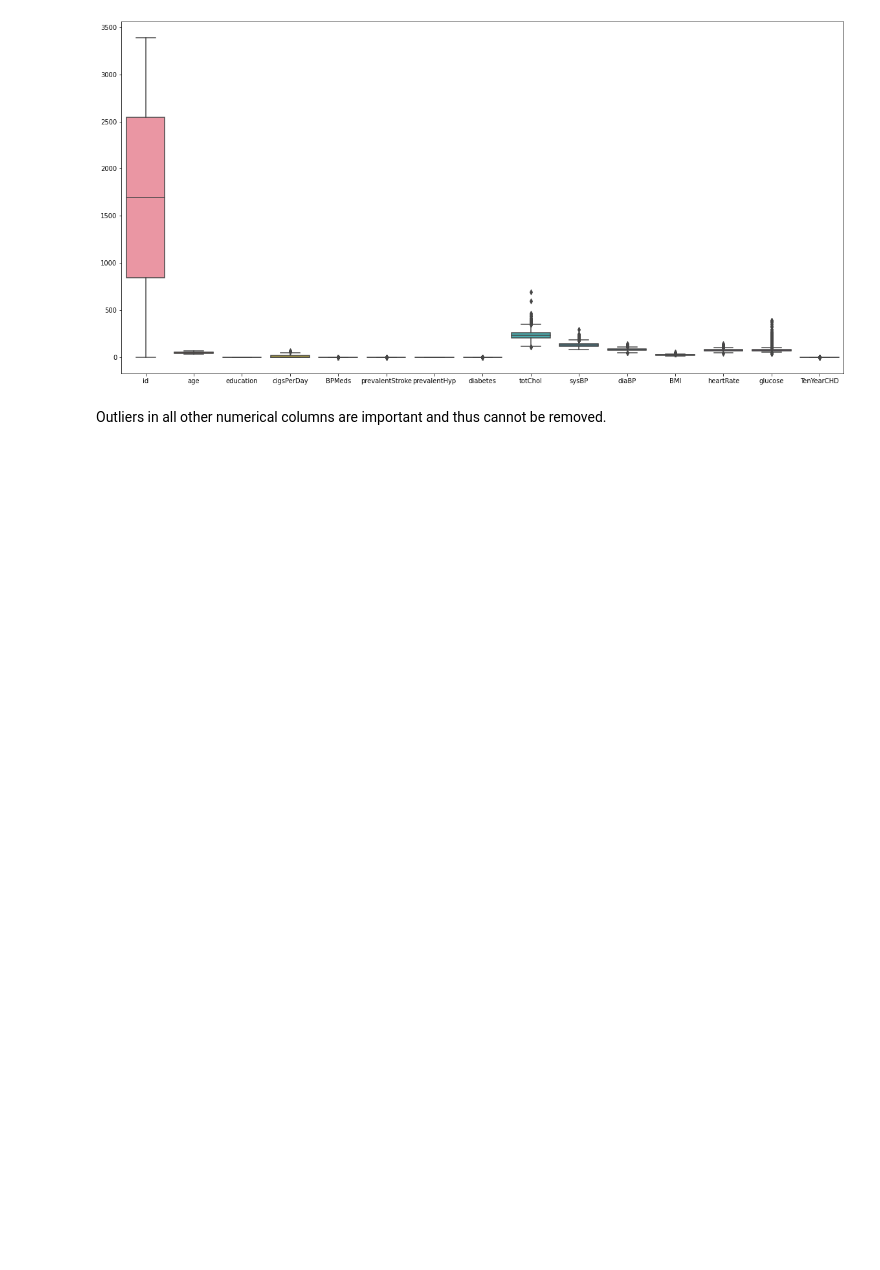
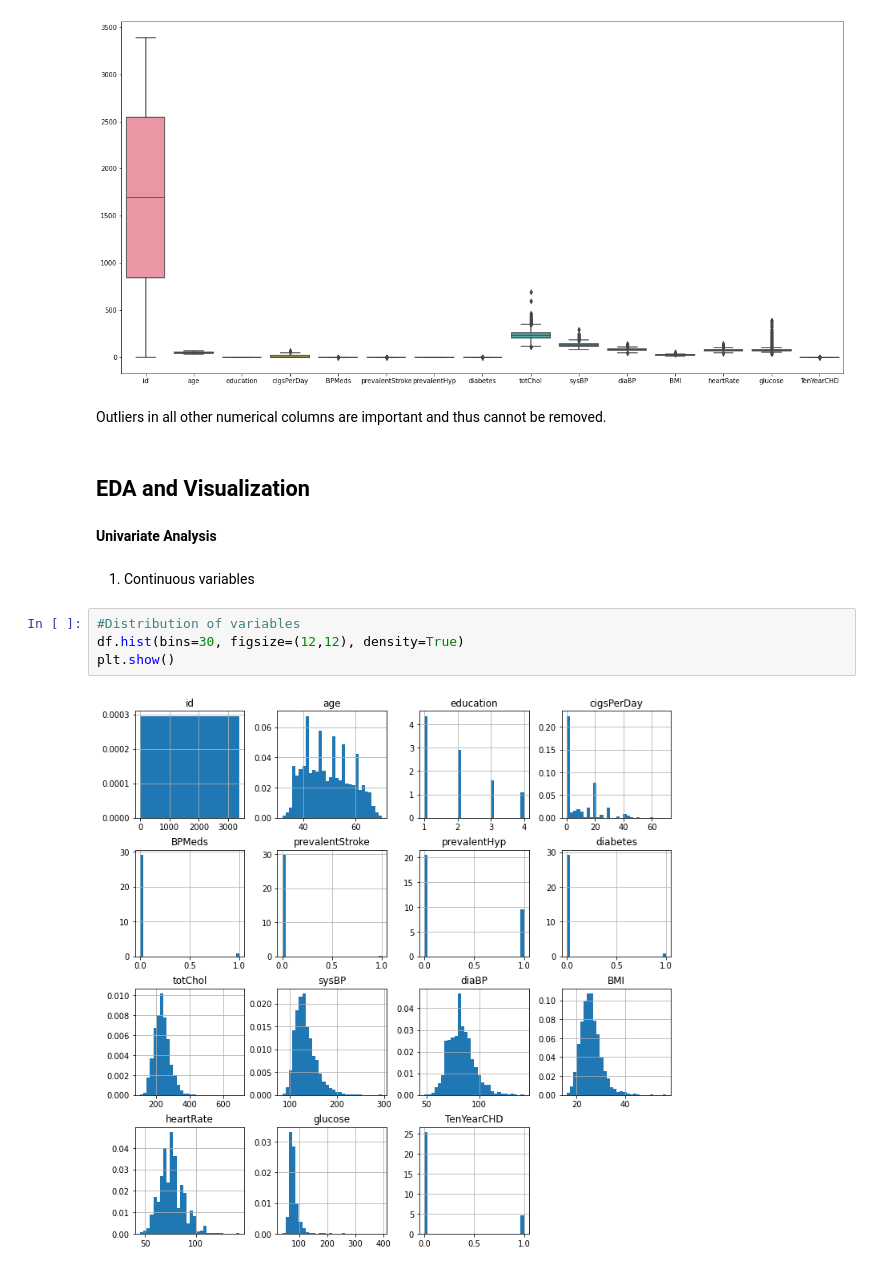
Before and after one commit to omajipawar/Cardiovascular-Risk-Prediction, a Jupyter notebook: Cardiovascular_Risk_Prediction_(Omaji_Pawar).ipynb, the cells around one changed output. Saved outputs shown, nothing was run; the diff lists cells and outputs as text; blank space fills up the shorter version.

Commit message:
EDA and Data Visualization

```diff
--- a/Cardiovascular_Risk_Prediction_(Omaji_Pawar).ipynb
+++ b/Cardiovascular_Risk_Prediction_(Omaji_Pawar).ipynb
@@ -165,3 +165,15 @@ plt.show()
 [figure]
 # %% [markdown]
 Outliers in all other numerical columns are important and thus cannot be removed.
+# %% [markdown]
+## **EDA and Visualization**
+# %% [markdown]
+**Univariate Analysis**
+# %% [markdown]
+1. Continuous variables
+# %%
+#Distribution of variables
+df.hist(bins=30, figsize=(12,12), density=True)
+plt.show()
+# %% [output]
+[figure, added]
```
Also changed, not shown: parts of 18 cells of this notebook.
